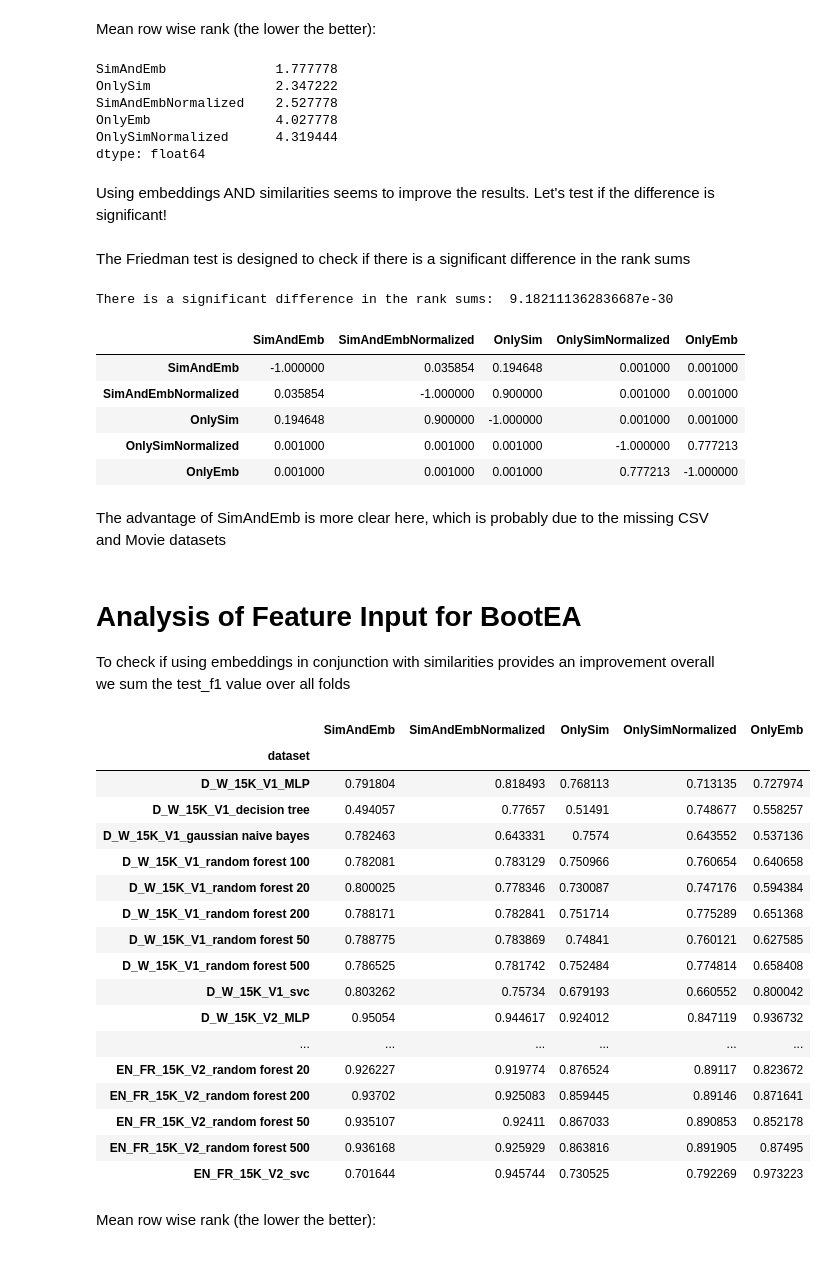
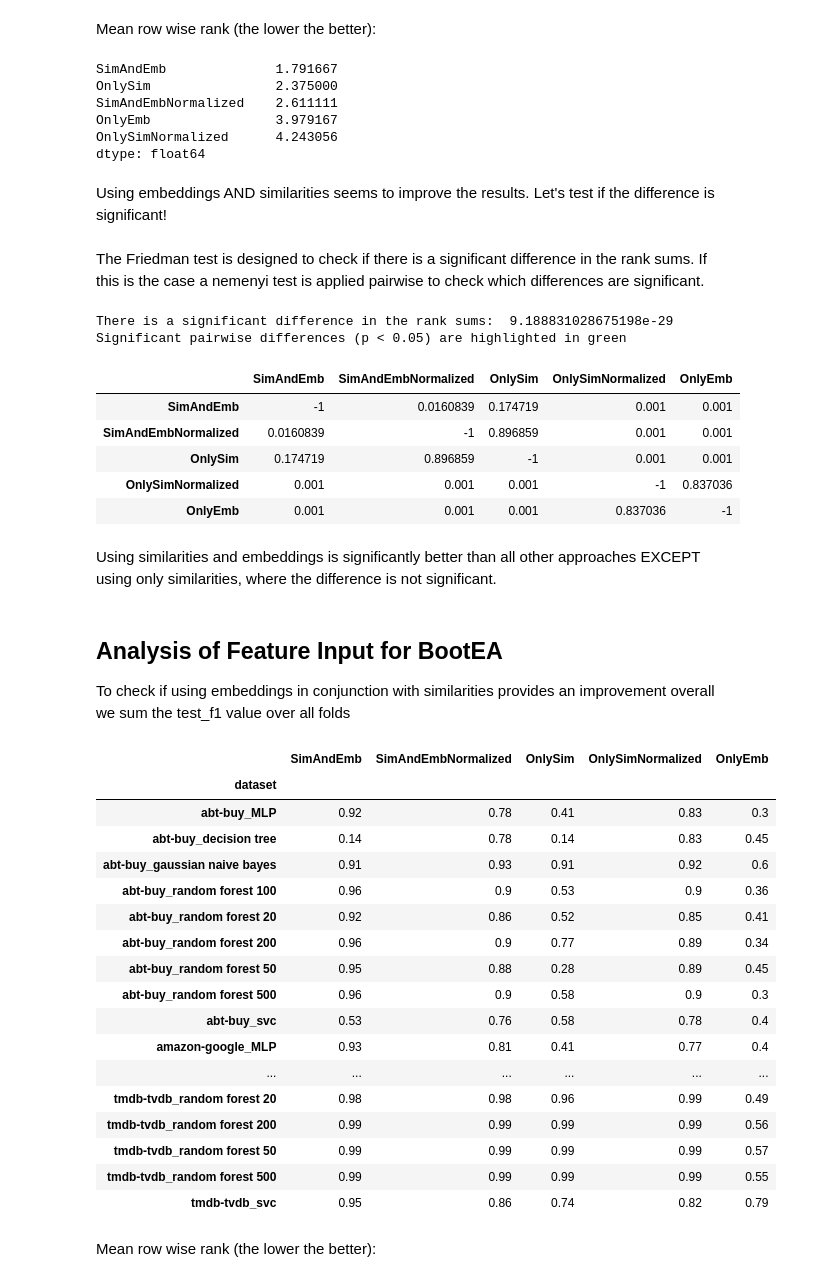
Before and after one commit to jonathanschuchart/eager, a Jupyter notebook: analysis/Statistics.ipynb, the cells around one changed output. Drawn from its saved outputs; the diff is of its cells as text; code cells hidden in the pictures.

Commit message:
Added analysis per dataset group

```diff
--- a/analysis/Statistics.ipynb
+++ b/analysis/Statistics.ipynb
@@ -7,6 +7,9 @@ from scikit_posthocs import posthoc_nemenyi_friedman as nemenyi
 # %%
 df = pd.read_csv("/home/dobraczka/Downloads/git/er-embedding-benchmark/data/all_results.csv",header=0,sep=",")
 df["dataset"] = df["dataset"].str.replace(r"-721_5fold-\d","")
+rich_graph_datasets = {"D_W_15K_V1", "D_W_15K_V2", "D_Y_15K_V1", "D_Y_15K_V2", "EN_DE_15K_V1", "EN_DE_15K_V2", "EN_FR_15K_V1", "EN_FR_15K_V2"}
+rich_df = df[df["dataset"].isin(rich_graph_datasets)]
+shallow_df = df[~df["dataset"].isin(rich_graph_datasets)]
 # %%
 # creates a df with mean value of folds and all values per feature variant with all classifiers and datasets as rows
 def get_expanded_df(df, removed_dim_name, fixed_value, levels):
@@ -41,4 +44,4 @@ def get_expanded_df(df, removed_dim_name, fixed_value, levels):
         variant_cols[i] = variant_cols[i].loc[row_names]
     expanded = pd.DataFrame(variant_cols).T
     expanded.sort_index(inplace=True)
-    return expanded
+    return expanded.round(2)
@@ -145,59 +171,60 @@ stylized
 # %% [markdown]
 Mean row wise rank (the lower the better):
 # %%
-whole_df.apply(lambda x: x.rank(ascending=False), axis=1).mean().sort_values()
+rich_expanded.apply(lambda x: x.rank(ascending=False), axis=1).mean().sort_values()
 # %% [output]
-SimAndEmb              1.777778
-OnlySim                2.347222
-SimAndEmbNormalized    2.527778
-OnlyEmb                4.027778
-OnlySimNormalized      4.319444
+SimAndEmb              1.791667
+OnlySim                2.375000
+SimAndEmbNormalized    2.611111
+OnlyEmb                3.979167
+OnlySimNormalized      4.243056
 dtype: float64
 # %% [markdown]
 Using embeddings AND similarities seems to improve the results.
 Let's test if the difference is significant!
 # %% [markdown]
-The Friedman test is designed to check if there is a significant difference in the rank sums
+The Friedman test is designed to check if there is a significant difference in the rank sums.
+If this is the case a nemenyi test is applied pairwise to check which differences are significant.
 # %%
-res = statistical_test(whole_df)
+res = statistical_test(rich_expanded)
 res
 # %% [output]
-There is a significant difference in the rank sums:  9.182111362836687e-30
+There is a significant difference in the rank sums:  9.188831028675198e-29
+Significant pairwise differences (p < 0.05) are highlighted in green
 |  | SimAndEmb | SimAndEmbNormalized | OnlySim | OnlySimNormalized | OnlyEmb |
-| SimAndEmb | -1.000000 | 0.035854 | 0.194648 | 0.001000 | 0.001000 |
-| SimAndEmbNormalized | 0.035854 | -1.000000 | 0.900000 | 0.001000 | 0.001000 |
-| OnlySim | 0.194648 | 0.900000 | -1.000000 | 0.001000 | 0.001000 |
-| OnlySimNormalized | 0.001000 | 0.001000 | 0.001000 | -1.000000 | 0.777213 |
-| OnlyEmb | 0.001000 | 0.001000 | 0.001000 | 0.777213 | -1.000000 |
+| SimAndEmb | -1 | 0.0160839 | 0.174719 | 0.001 | 0.001 |
+| SimAndEmbNormalized | 0.0160839 | -1 | 0.896859 | 0.001 | 0.001 |
+| OnlySim | 0.174719 | 0.896859 | -1 | 0.001 | 0.001 |
+| OnlySimNormalized | 0.001 | 0.001 | 0.001 | -1 | 0.837036 |
+| OnlyEmb | 0.001 | 0.001 | 0.001 | 0.837036 | -1 |
-# %% [markdown]
-The advantage of SimAndEmb is more clear here, which is probably due to the missing CSV and Movie datasets
+# %% [markdown]
+Using similarities and embeddings is significantly better than all other approaches EXCEPT using only similarities, where the difference is not significant.
 # %% [markdown]
-# Analysis of Feature Input for BootEA
+## Analysis of Feature Input for BootEA
 To check if using embeddings in conjunction with similarities provides an improvement overall we sum the test_f1 value over all folds
 # %%
-whole_df = get_expanded_df(df,"embed_model","BootEA",["model_name","vector_name","dataset"])
-cm = sns.cubehelix_palette(5, as_cmap=True)
-stylized = whole_df.style.background_gradient(cmap=cm, axis=1)
+shallow_expanded = get_expanded_df(shallow_df,"embed_model","BootEA",["model_name","vector_name","dataset"])
+stylized = stylize(shallow_expanded)
 stylized
 # %% [output]
 |  | SimAndEmb | SimAndEmbNormalized | OnlySim | OnlySimNormalized | OnlyEmb |
 | dataset |  |  |  |  |  |
-| D_W_15K_V1_MLP | 0.791804 | 0.818493 | 0.768113 | 0.713135 | 0.727974 |
-| D_W_15K_V1_decision tree | 0.494057 | 0.77657 | 0.51491 | 0.748677 | 0.558257 |
-| D_W_15K_V1_gaussian naive bayes | 0.782463 | 0.643331 | 0.7574 | 0.643552 | 0.537136 |
-| D_W_15K_V1_random forest 100 | 0.782081 | 0.783129 | 0.750966 | 0.760654 | 0.640658 |
-| D_W_15K_V1_random forest 20 | 0.800025 | 0.778346 | 0.730087 | 0.747176 | 0.594384 |
-| D_W_15K_V1_random forest 200 | 0.788171 | 0.782841 | 0.751714 | 0.775289 | 0.651368 |
-| D_W_15K_V1_random forest 50 | 0.788775 | 0.783869 | 0.74841 | 0.760121 | 0.627585 |
-| D_W_15K_V1_random forest 500 | 0.786525 | 0.781742 | 0.752484 | 0.774814 | 0.658408 |
-| D_W_15K_V1_svc | 0.803262 | 0.75734 | 0.679193 | 0.660552 | 0.800042 |
-| D_W_15K_V2_MLP | 0.95054 | 0.944617 | 0.924012 | 0.847119 | 0.936732 |
+| abt-buy_MLP | 0.92 | 0.78 | 0.41 | 0.83 | 0.3 |
+| abt-buy_decision tree | 0.14 | 0.78 | 0.14 | 0.83 | 0.45 |
+| abt-buy_gaussian naive bayes | 0.91 | 0.93 | 0.91 | 0.92 | 0.6 |
+| abt-buy_random forest 100 | 0.96 | 0.9 | 0.53 | 0.9 | 0.36 |
+| abt-buy_random forest 20 | 0.92 | 0.86 | 0.52 | 0.85 | 0.41 |
+| abt-buy_random forest 200 | 0.96 | 0.9 | 0.77 | 0.89 | 0.34 |
+| abt-buy_random forest 50 | 0.95 | 0.88 | 0.28 | 0.89 | 0.45 |
+| abt-buy_random forest 500 | 0.96 | 0.9 | 0.58 | 0.9 | 0.3 |
+| abt-buy_svc | 0.53 | 0.76 | 0.58 | 0.78 | 0.4 |
+| amazon-google_MLP | 0.93 | 0.81 | 0.41 | 0.77 | 0.4 |
 | ... | ... | ... | ... | ... | ... |
-| EN_FR_15K_V2_random forest 20 | 0.926227 | 0.919774 | 0.876524 | 0.89117 | 0.823672 |
-| EN_FR_15K_V2_random forest 200 | 0.93702 | 0.925083 | 0.859445 | 0.89146 | 0.871641 |
-| EN_FR_15K_V2_random forest 50 | 0.935107 | 0.92411 | 0.867033 | 0.890853 | 0.852178 |
-| EN_FR_15K_V2_random forest 500 | 0.936168 | 0.925929 | 0.863816 | 0.891905 | 0.87495 |
-| EN_FR_15K_V2_svc | 0.701644 | 0.945744 | 0.730525 | 0.792269 | 0.973223 |
+| tmdb-tvdb_random forest 20 | 0.98 | 0.98 | 0.96 | 0.99 | 0.49 |
+| tmdb-tvdb_random forest 200 | 0.99 | 0.99 | 0.99 | 0.99 | 0.56 |
+| tmdb-tvdb_random forest 50 | 0.99 | 0.99 | 0.99 | 0.99 | 0.57 |
+| tmdb-tvdb_random forest 500 | 0.99 | 0.99 | 0.99 | 0.99 | 0.55 |
+| tmdb-tvdb_svc | 0.95 | 0.86 | 0.74 | 0.82 | 0.79 |
 # %% [markdown]
 Mean row wise rank (the lower the better):
 # %%
```
Also changed, not shown: parts of 45 cells of this notebook.
